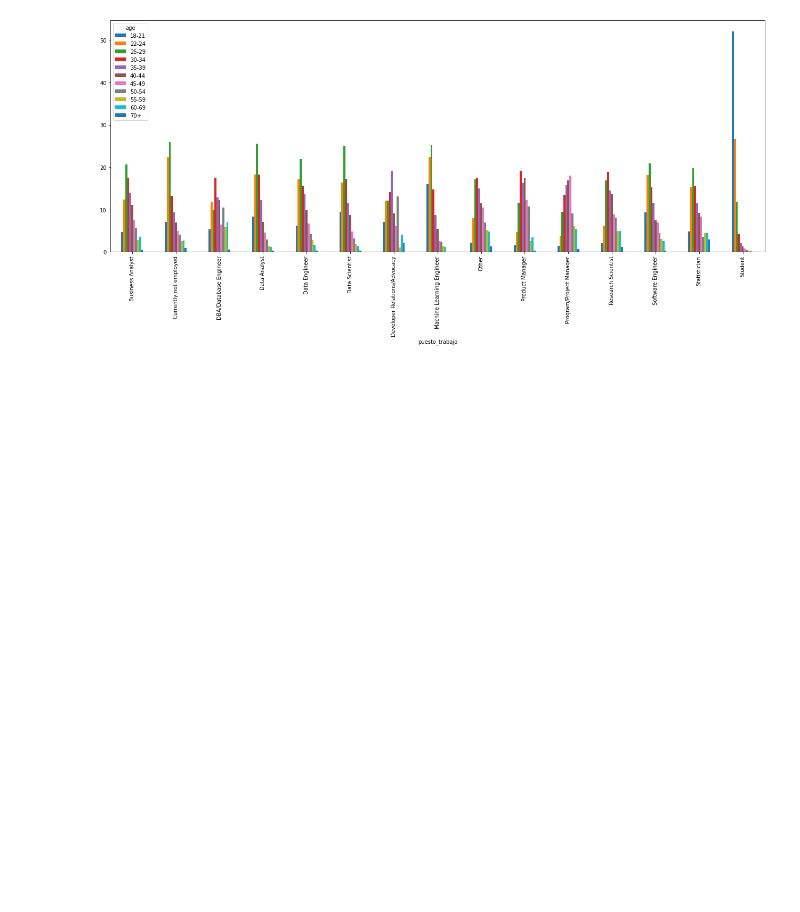
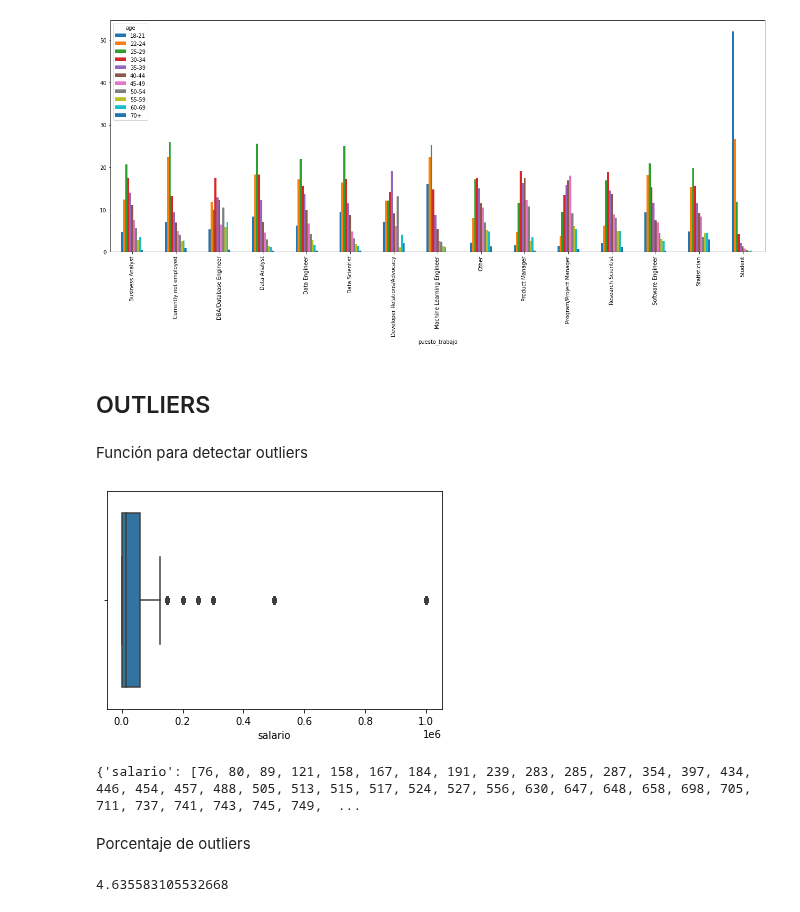
Before and after one commit to paulafuenteg/Kaggle-DS-ML-Survey, a Jupyter notebook: EDA/EDA.ipynb, the cells around one changed output. Drawn from its saved outputs; the diff is of its cells as text; code cells hidden in the pictures; blank space fills up the shorter version.

```diff
--- a/EDA/EDA.ipynb
+++ b/EDA/EDA.ipynb
@@ -593,3 +587,12 @@ plot= pd.crosstab(index = df['puesto_trabajo'], columns= df['age']).apply(lambda
                                               axis=1).plot(kind='bar',figsize = (22,8))
 # %% [output]
 [figure]
+# %% [markdown]
+## OUTLIERS
+# %% [markdown]
+Función para detectar outliers
+# %%
+sns.boxplot(x= "salario", data=df)
+plt.show()
+# %% [output]
+[figure, added]
@@ -595,0 +622,10 @@ plot= pd.crosstab(index = df['puesto_trabajo'], columns= df['age']).apply(lambda
+# %%
+print(indices_outliers)
+# %% [output]
+{'salario': [76, 80, 89, 121, 158, 167, 184, 191, 239, 283, 285, 287, 354, 397, 434, 446, 454, 457, 488, 505, 513, 515, 517, 524, 527, 556, 630, 647, 648, 658, 698, 705, 711, 737, 741, 743, 745, 749,  ...
+# %% [markdown]
+Porcentaje de outliers
+# %%
+len(indices_outliers["salario"]) *100 / df.shape[0]
+# %% [output]
+4.635583105532668
```
Also changed, not shown: parts of 27 cells of this notebook.
